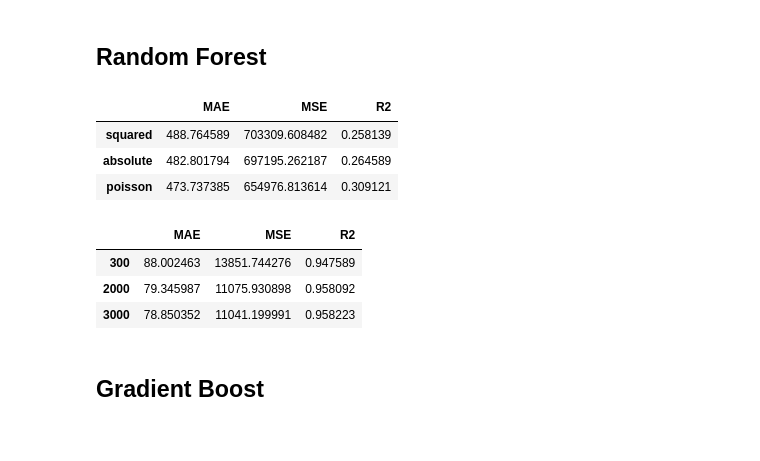
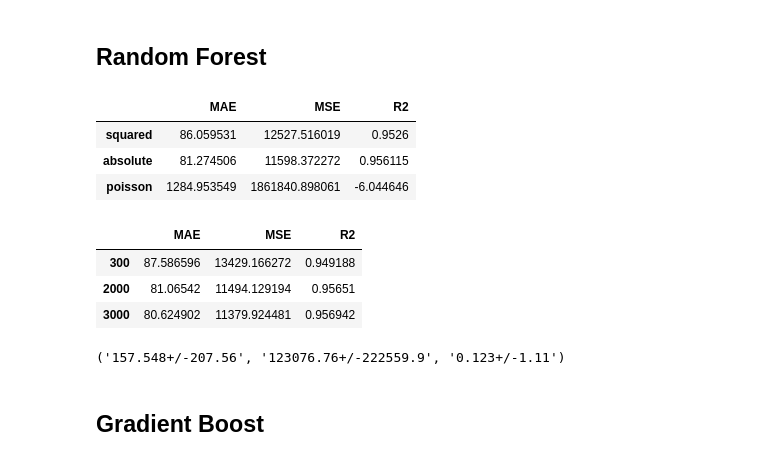
Before and after one commit to diogobulhosa/BC4, a Jupyter notebook: notebooks/nb-eth.ipynb, the cells around one changed output. Saved outputs shown, nothing was run; the diff lists cells and outputs as text; code cells hidden in the pictures.

```diff
--- a/notebooks/nb-eth.ipynb
+++ b/notebooks/nb-eth.ipynb
@@ -493,14 +494,14 @@ Index(['close', 'high', 'volume', 'CMA30', 'adx', 'macd', 'macdhist', 'rsi',
        'slowk', 'slowd', 'dollar_close', 'sp500_close'],
       dtype='object')
 # %%
-y = result['close']
-X = scaled_df.drop(['close'], axis=1)
+y_cv = result['close']
+X_cv = scaled_df.drop(['close'], axis=1)
 # %%
 #Splitting to Training set and Test set
 timesplit= TimeSeriesSplit(n_splits=10)
-for train_index, test_index in timesplit.split(X):
-        X_train, X_test = X[:len(train_index)], X[len(train_index): (len(train_index)+len(test_index))]
-        y_train, y_test = y[:len(train_index)].values.ravel(), y[len(train_index): (len(train_index)+len(test_index))].values.ravel()
+for train_index, test_index in timesplit.split(X_cv):
+        X_train_cv, X_test_cv = X_cv[:len(train_index)], X_cv[len(train_index): (len(train_index)+len(test_index))]
+        y_train_cv, y_test_cv = y_cv[:len(train_index)].values.ravel(), y_cv[len(train_index): (len(train_index)+len(test_index))].values.ravel()
 # %% [markdown]
 ## Hand-Made Sliding Window
 # %%
@@ -611,24 +672,28 @@ rf_ae = RandomForestRegressor(random_state=10,criterion='absolute_error')
 rf_poisson = RandomForestRegressor(random_state=10,criterion='poisson')
 # %%
 df = pd.DataFrame(columns = ['MAE', 'MSE', 'R2'], index = ['squared','absolute', 'poisson'])
-show_results(df, train_1, test_1, y_train_1, y_test_1,rf_se, rf_ae,rf_poisson)
+show_results(df, X_train_cv, X_test_cv, y_train_cv, y_test_cv,rf_se, rf_ae,rf_poisson)
 # %% [output]
 |  | MAE | MSE | R2 |
-| squared | 488.764589 | 703309.608482 | 0.258139 |
-| absolute | 482.801794 | 697195.262187 | 0.264589 |
-| poisson | 473.737385 | 654976.813614 | 0.309121 |
+| squared | 86.059531 | 12527.516019 | 0.9526 |
+| absolute | 81.274506 | 11598.372272 | 0.956115 |
+| poisson | 1284.953549 | 1861840.898061 | -6.044646 |
 # %%
 rf_se5 = RandomForestRegressor(random_state=10,criterion='squared_error', max_depth=5,n_estimators=300)
 rf_se20 = RandomForestRegressor(random_state=10,criterion='squared_error', max_depth=20, n_estimators=2000)
 rf_se50 = RandomForestRegressor(random_state=10,criterion='squared_error', max_depth=50 ,n_estimators=3000)
 # %%
 df = pd.DataFrame(columns = ['MAE', 'MSE', 'R2'], index = ['300','2000', '3000'])
-show_results(df,rf_se5, rf_se20,rf_se50)
+show_results(df,X_train_cv, X_test_cv, y_train_cv, y_test_cv,rf_se5, rf_se20,rf_se50)
 # %% [output]
 |  | MAE | MSE | R2 |
-| 300 | 88.002463 | 13851.744276 | 0.947589 |
-| 2000 | 79.345987 | 11075.930898 | 0.958092 |
-| 3000 | 78.850352 | 11041.199991 | 0.958223 |
+| 300 | 87.586596 | 13429.166272 | 0.949188 |
+| 2000 | 81.06542 | 11494.129194 | 0.95651 |
+| 3000 | 80.624902 | 11379.924481 | 0.956942 |
+# %%
+avg_score(rf_se, X, y, 10)
+# %% [output]
+('157.548+/-207.56', '123076.76+/-222559.9', '0.123+/-1.11')
 # %% [markdown]
 ## Gradient Boost
 # %%
```
Also changed, not shown: parts of 16 cells of this notebook, 11 other files.
